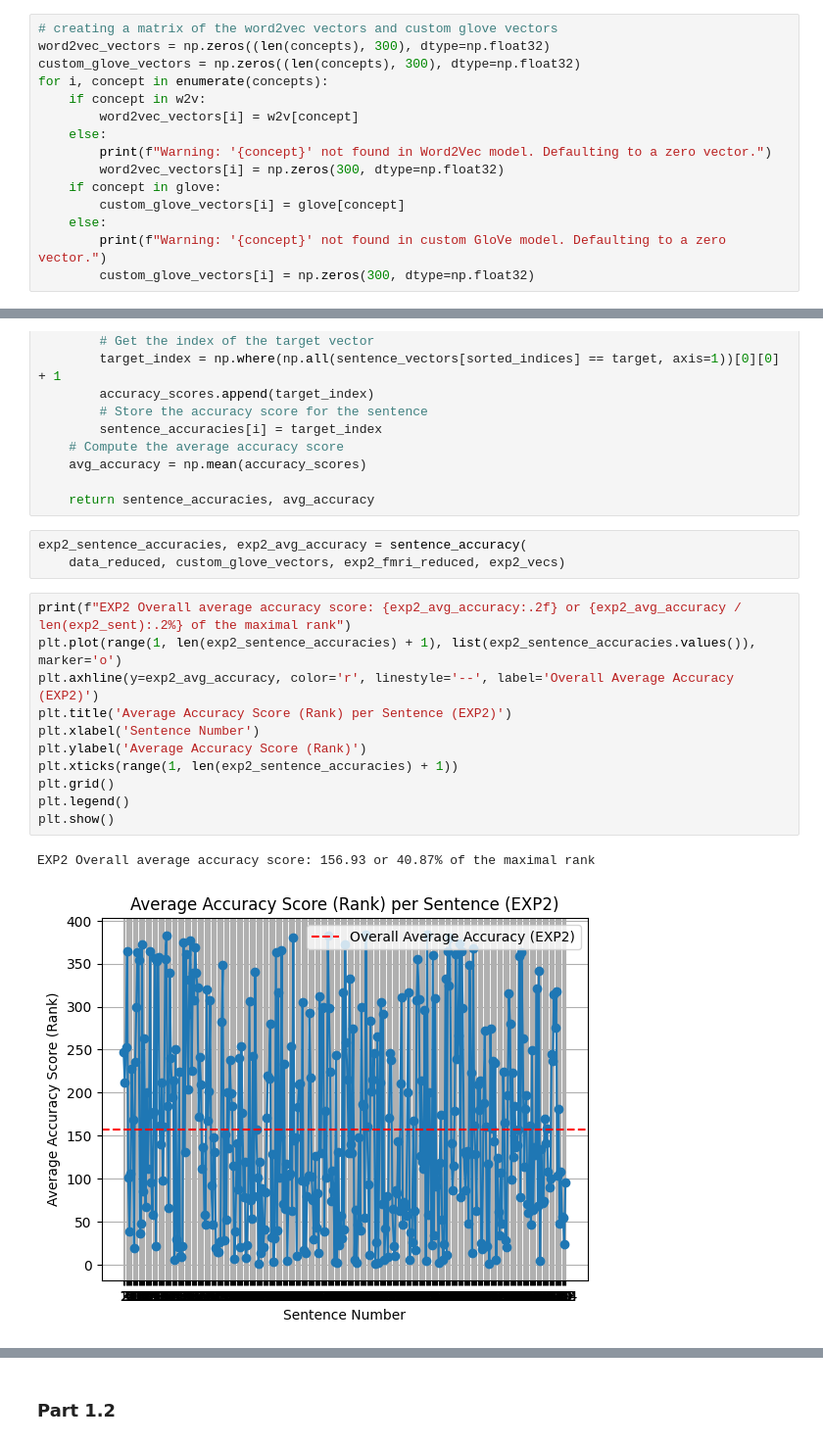
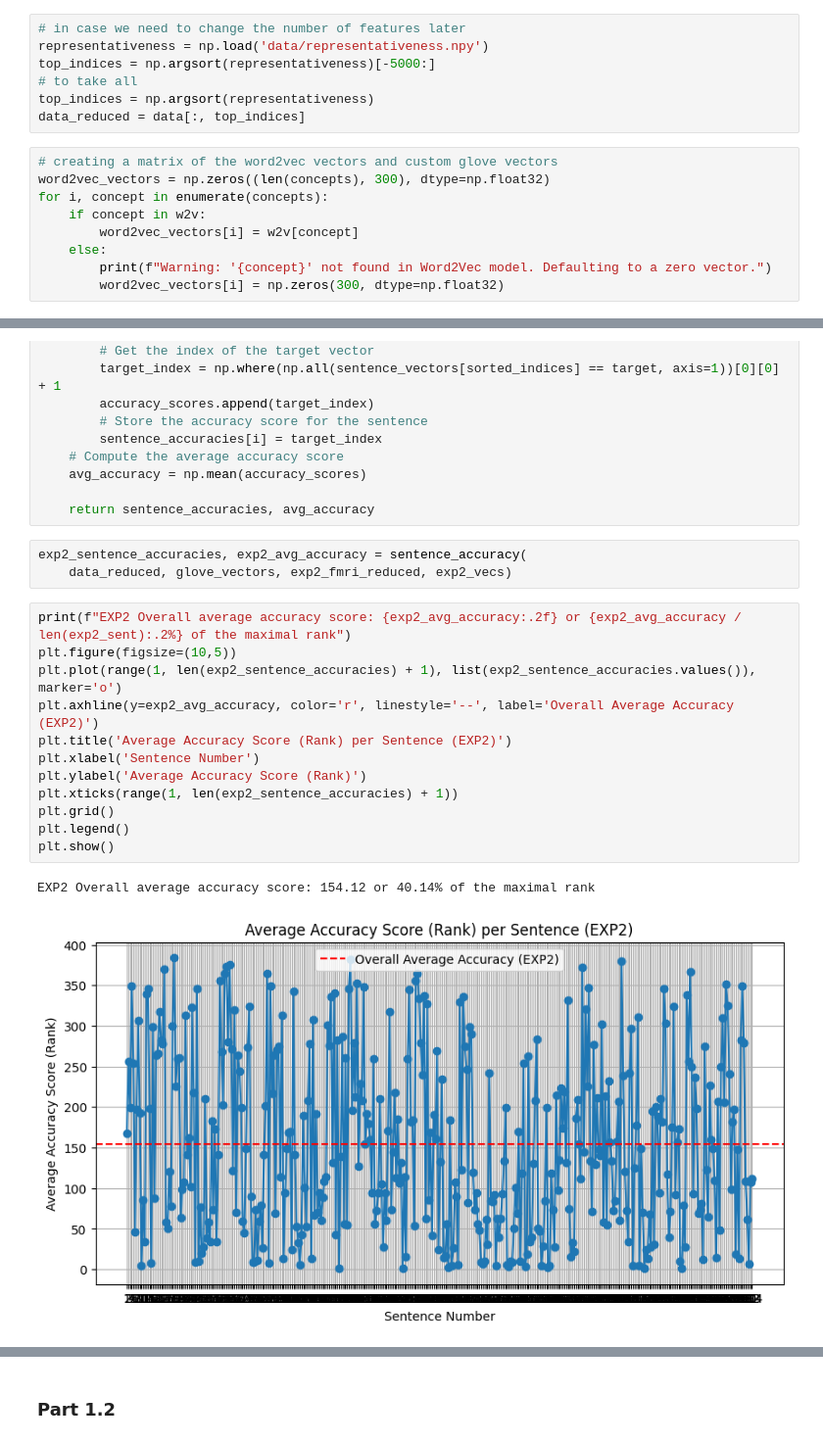
Before and after one commit to Horef/lcc_final, a Jupyter notebook: structured.ipynb, the cells around one changed output, grey strips where cells are left out. Shown at 98% size. Drawn from its saved outputs; the diff is of its cells as text.

```diff
--- a/structured.ipynb
+++ b/structured.ipynb
@@ -213,18 +386,19 @@ data_reduced, top_indices = get_top_features(data, n_features=50000, metric='s_c
+# %%
+# in case we need to change the number of features later
+representativeness = np.load('data/representativeness.npy')
+top_indices = np.argsort(representativeness)[-5000:]
+# to take all
+top_indices = np.argsort(representativeness)
+data_reduced = data[:, top_indices]
 # %%
 # creating a matrix of the word2vec vectors and custom glove vectors
 word2vec_vectors = np.zeros((len(concepts), 300), dtype=np.float32)
-custom_glove_vectors = np.zeros((len(concepts), 300), dtype=np.float32)
 for i, concept in enumerate(concepts):
     if concept in w2v:
         word2vec_vectors[i] = w2v[concept]
     else:
         print(f"Warning: '{concept}' not found in Word2Vec model. Defaulting to a zero vector.")
         word2vec_vectors[i] = np.zeros(300, dtype=np.float32)
-    if concept in glove:
-        custom_glove_vectors[i] = glove[concept]
-    else:
-        print(f"Warning: '{concept}' not found in custom GloVe model. Defaulting to a zero vector.")
-        custom_glove_vectors[i] = np.zeros(300, dtype=np.float32)
 # %%
 print(data.shape)
 print(data_reduced.shape)
@@ -562,20 +652,21 @@ def sentence_accuracy(train_data, train_vectors, sentence_data, sentence_vectors
     return sentence_accuracies, avg_accuracy
 # %%
 exp2_sentence_accuracies, exp2_avg_accuracy = sentence_accuracy(
-    data_reduced, custom_glove_vectors, exp2_fmri_reduced, exp2_vecs)
+    data_reduced, glove_vectors, exp2_fmri_reduced, exp2_vecs)
 # %%
 print(f"EXP2 Overall average accuracy score: {exp2_avg_accuracy:.2f} or {exp2_avg_accuracy / len(exp2_sent):.2%} of the maximal rank")
+plt.figure(figsize=(10,5))
 plt.plot(range(1, len(exp2_sentence_accuracies) + 1), list(exp2_sentence_accuracies.values()), marker='o')
 plt.axhline(y=exp2_avg_accuracy, color='r', linestyle='--', label='Overall Average Accuracy (EXP2)')
 plt.title('Average Accuracy Score (Rank) per Sentence (EXP2)')
 plt.xlabel('Sentence Number')
 plt.ylabel('Average Accuracy Score (Rank)')
 plt.xticks(range(1, len(exp2_sentence_accuracies) + 1))
 plt.grid()
 plt.legend()
 plt.show()
 # %% [output]
-EXP2 Overall average accuracy score: 156.93 or 40.87% of the maximal rank
+EXP2 Overall average accuracy score: 154.12 or 40.14% of the maximal rank
-[figure, old version]
+[figure, new version]
 # %%
 exp3_sentence_accuracies, exp3_avg_accuracy = sentence_accuracy(
```
Also changed, not shown: parts of 45 cells of this notebook, 1 other file.
